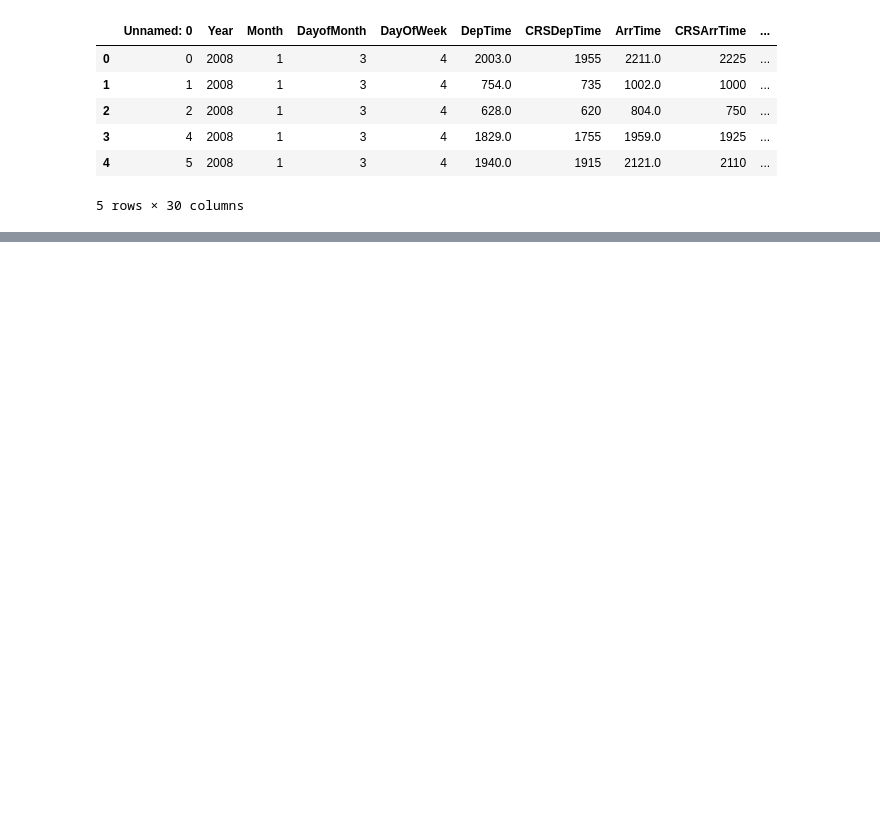
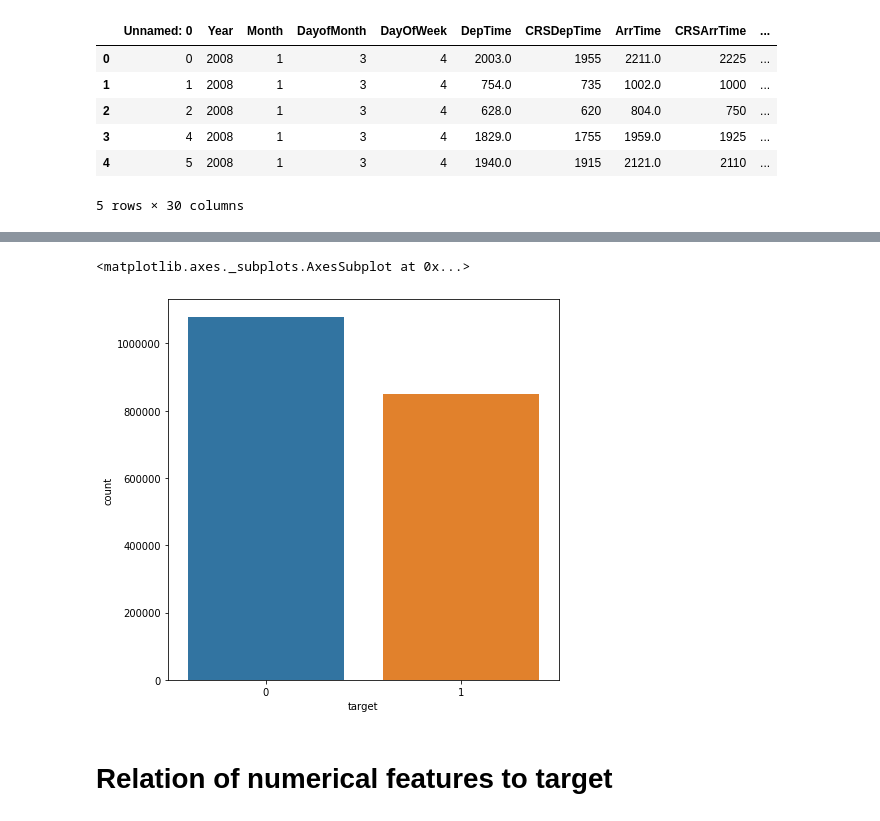
Before and after one commit to Long1911/machine_learning, a Jupyter notebook: assignment5.ipynb, the cells around one changed output, grey strips where cells are left out. Drawn from its saved outputs; the diff is of its cells as text; code cells hidden in the pictures; blank space fills up the shorter version.

```diff
--- a/assignment5.ipynb
+++ b/assignment5.ipynb
@@ -114,0 +409,3 @@ missing_data
+# %%
+# xoa cac missing value
+data_trans = data_trans.dropna()
@@ -114,0 +422,4 @@ missing_data
+# %%
+# Xoa cac missing o ArrDelay roi sau do moi tao target, vi neu de missing value thi khi ap dung doan code phia duoi cac chuyen bay co ArrDelay =NaN lam cho target = 0 la ko dung
+# cac chuyen bay co ArrDelay <30 thi khong duoc xem la late, set = 0 va >=30 set = 1
+data_trans['target'] = data_trans['ArrDelay'].apply(lambda x: 1 if x>=30 else 0)
@@ -114,0 +440,11 @@ missing_data
+# %%
+# xoa ArrDelay
+data_trans.drop(['ArrDelay'], axis = 1, inplace = True)
+# %%
+plt.figure(figsize=(7,7))
+sns.countplot(data_trans['target'])
+# %% [output]
+<matplotlib.axes._subplots.AxesSubplot at 0x...>
+[figure, added]
+# %% [markdown]
+# Relation of numerical features to target
```
Also changed, not shown: parts of 385 cells of this notebook.
